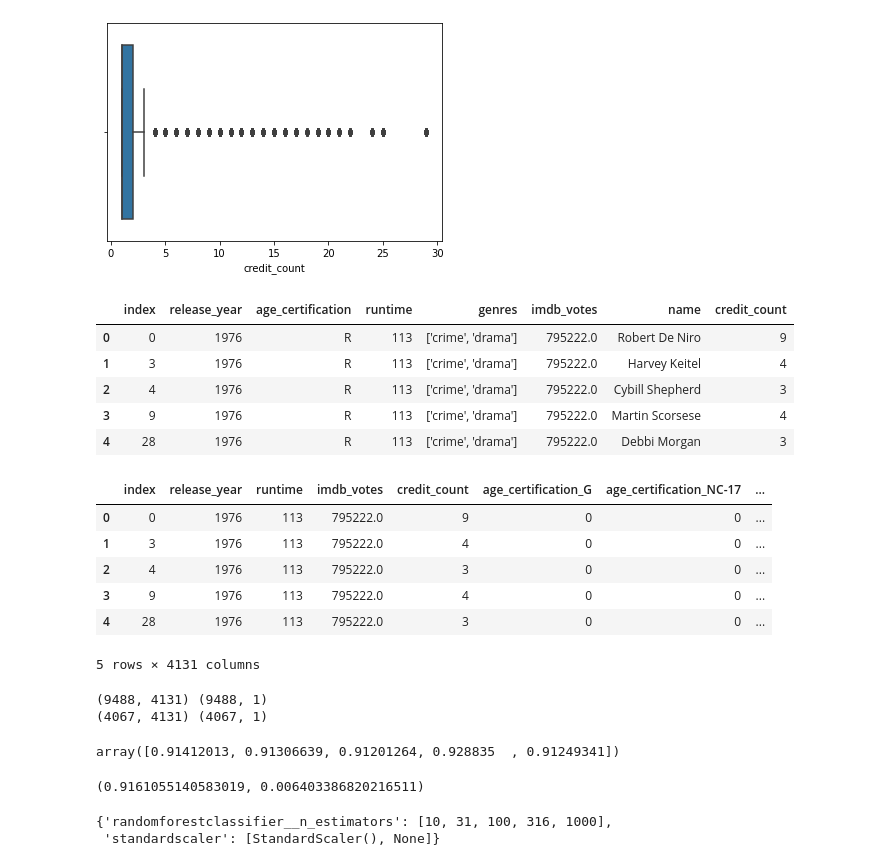
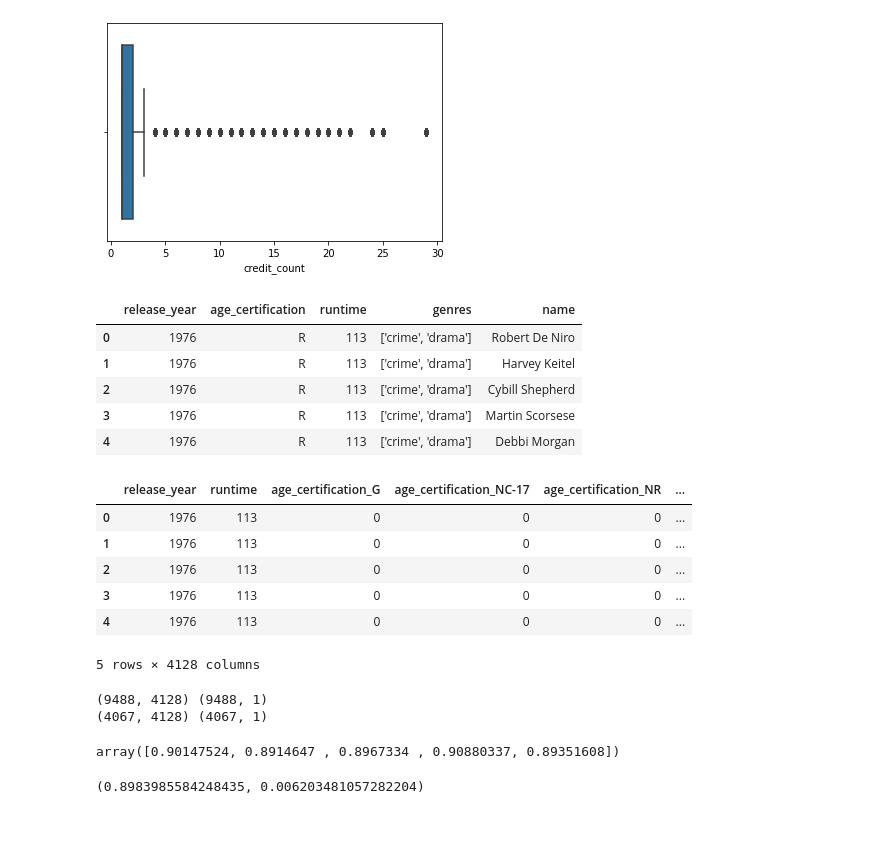
Before and after one commit to Shane-McCallum/Data-Society-Netflix-Capstone, a Jupyter notebook: 1. Data & Notebooks/Netflix Data - Classification.ipynb, the cells around one changed output. Saved outputs shown, nothing was run; the diff lists cells and outputs as text; code cells hidden in the pictures; blank space fills up the shorter version.

```diff
--- a/1. Data & Notebooks/Netflix Data - Classification.ipynb
+++ b/1. Data & Notebooks/Netflix Data - Classification.ipynb
@@ -29,8 +29,12 @@ import warnings
 warnings.filterwarnings("ignore")
 
 home_dir = Path(".").resolve()
-main_dir = home_dir.parent.parent
+# for BAH machine
+# main_dir = home_dir.parent.parent
+main_dir = home_dir.parent
 print(main_dir)
-data_dir = str(main_dir)+r'\Data Society\Capstone\Data-Society-Netflix-Capstone\1. Data & Notebooks'
+# for BAH machine
+# data_dir = str(main_dir)+r'\Data Society\Capstone\Data-Society-Netflix-Capstone\1. Data & Notebooks'
+data_dir = str(main_dir)+r'\1. Data & Notebooks'
 print(data_dir)
 # %% [output]
@@ -139,30 +143,30 @@ aX = sns.boxplot(x=movies_df['credit_count'])
 # %%
 #movies_df = movies_df[movies_df['production_countries'] == "['US']"]
 df_mf = movies_df[movies_df['credit_count'] >= 3]
 df_mf= df_mf.reset_index()
-X = df_mf.drop(['imdb_score', 'id', 'imdb_id', 'production_countries', 'character', 'role', 'person_id','tmdb_popularity', 'tmdb_score', 'type', 'title'], axis=1)
+X = df_mf.drop(['credit_count','index','imdb_score', 'imdb_votes', 'id', 'imdb_id', 'production_countries', 'character', 'role', 'person_id','tmdb_popularity', 'tmdb_score', 'type', 'title'], axis=1)
 y = np.array(df_mf[['imdb_score']])
 np.random.seed(1)
 
 X.head()
 # %% [output]
-|  | index | release_year | age_certification | runtime | genres | imdb_votes | name | credit_count |
-| 0 | 0 | 1976 | R | 113 | ['crime', 'drama'] | 795222.0 | Robert De Niro | 9 |
-| 1 | 3 | 1976 | R | 113 | ['crime', 'drama'] | 795222.0 | Harvey Keitel | 4 |
-| 2 | 4 | 1976 | R | 113 | ['crime', 'drama'] | 795222.0 | Cybill Shepherd | 3 |
-| 3 | 9 | 1976 | R | 113 | ['crime', 'drama'] | 795222.0 | Martin Scorsese | 4 |
-| 4 | 28 | 1976 | R | 113 | ['crime', 'drama'] | 795222.0 | Debbi Morgan | 3 |
+|  | release_year | age_certification | runtime | genres | name |
+| 0 | 1976 | R | 113 | ['crime', 'drama'] | Robert De Niro |
+| 1 | 1976 | R | 113 | ['crime', 'drama'] | Harvey Keitel |
+| 2 | 1976 | R | 113 | ['crime', 'drama'] | Cybill Shepherd |
+| 3 | 1976 | R | 113 | ['crime', 'drama'] | Martin Scorsese |
+| 4 | 1976 | R | 113 | ['crime', 'drama'] | Debbi Morgan |
 # %%
 X = pd.get_dummies(X, columns=['age_certification','genres','name'])
 X.head()
 # %% [output]
-|  | index | release_year | runtime | imdb_votes | credit_count | age_certification_G | age_certification_NC-17 | ... |
-| 0 | 0 | 1976 | 113 | 795222.0 | 9 | 0 | 0 | ... |
-| 1 | 3 | 1976 | 113 | 795222.0 | 4 | 0 | 0 | ... |
-| 2 | 4 | 1976 | 113 | 795222.0 | 3 | 0 | 0 | ... |
-| 3 | 9 | 1976 | 113 | 795222.0 | 4 | 0 | 0 | ... |
-| 4 | 28 | 1976 | 113 | 795222.0 | 3 | 0 | 0 | ... |
+|  | release_year | runtime | age_certification_G | age_certification_NC-17 | age_certification_NR | ... |
+| 0 | 1976 | 113 | 0 | 0 | 0 | ... |
+| 1 | 1976 | 113 | 0 | 0 | 0 | ... |
+| 2 | 1976 | 113 | 0 | 0 | 0 | ... |
+| 3 | 1976 | 113 | 0 | 0 | 0 | ... |
+| 4 | 1976 | 113 | 0 | 0 | 0 | ... |
-5 rows × 4131 columns
+5 rows × 4128 columns
 # %%
 # data_dir_df = os.path.join(data_dir, 'df_mf_dummied.csv')
 # if not os.path.exists(data_dir_df):
@@ -172,8 +176,8 @@ X_train, X_test, y_train, y_test = train_test_split(X, y, test_size=0.3)
 print(X_train.shape, y_train.shape)
 print(X_test.shape, y_test.shape)
 # %% [output]
-(9488, 4131) (9488, 1)
-(4067, 4131) (4067, 1)
+(9488, 4128) (9488, 1)
+(4067, 4128) (4067, 1)
 # %%
 RF_pipe = make_pipeline(
     StandardScaler(),
@@ -184,18 +188,8 @@ rf_default_cv_results = cross_validate(RF_pipe, X_train, y_train, cv=5)
 rf_cv_scores = rf_default_cv_results['test_score']
 rf_cv_scores
 # %% [output]
-array([0.91412013, 0.91306639, 0.91201264, 0.928835  , 0.91249341])
+array([0.90147524, 0.8914647 , 0.8967334 , 0.90880337, 0.89351608])
 # %%
 np.mean(rf_cv_scores), np.std(rf_cv_scores)
 # %% [output]
-(0.9161055140583019, 0.006403386820216511)
+(0.8983985584248435, 0.006203481057282204)
-# %%
-n_est = [int(n) for n in np.logspace(start=1, stop=3, num=5)]
-grid_params = {
-        'randomforestclassifier__n_estimators': n_est,
-        'standardscaler': [StandardScaler(), None],
-}
-grid_params
-# %% [output]
-{'randomforestclassifier__n_estimators': [10, 31, 100, 316, 1000],
- 'standardscaler': [StandardScaler(), None]}
```
Also changed, not shown: parts of 22 cells of this notebook, 6 other files.
